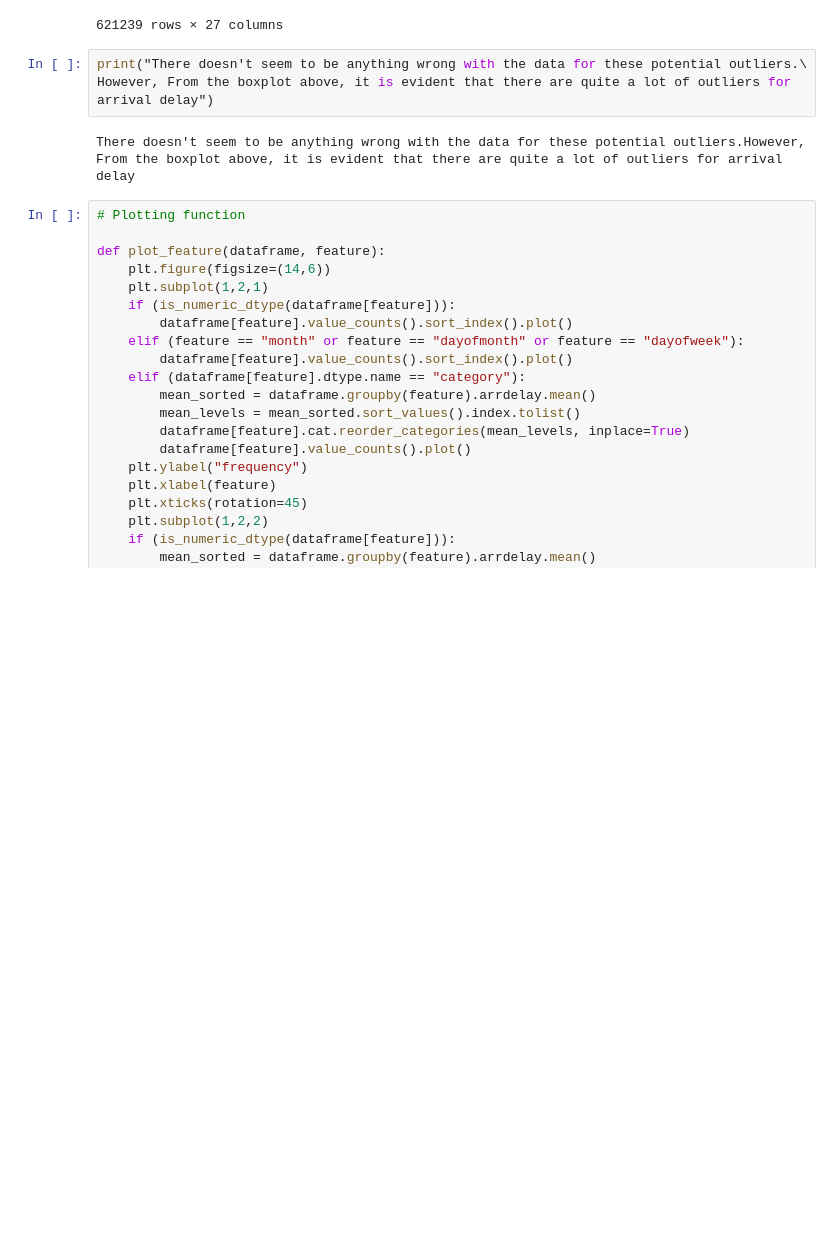
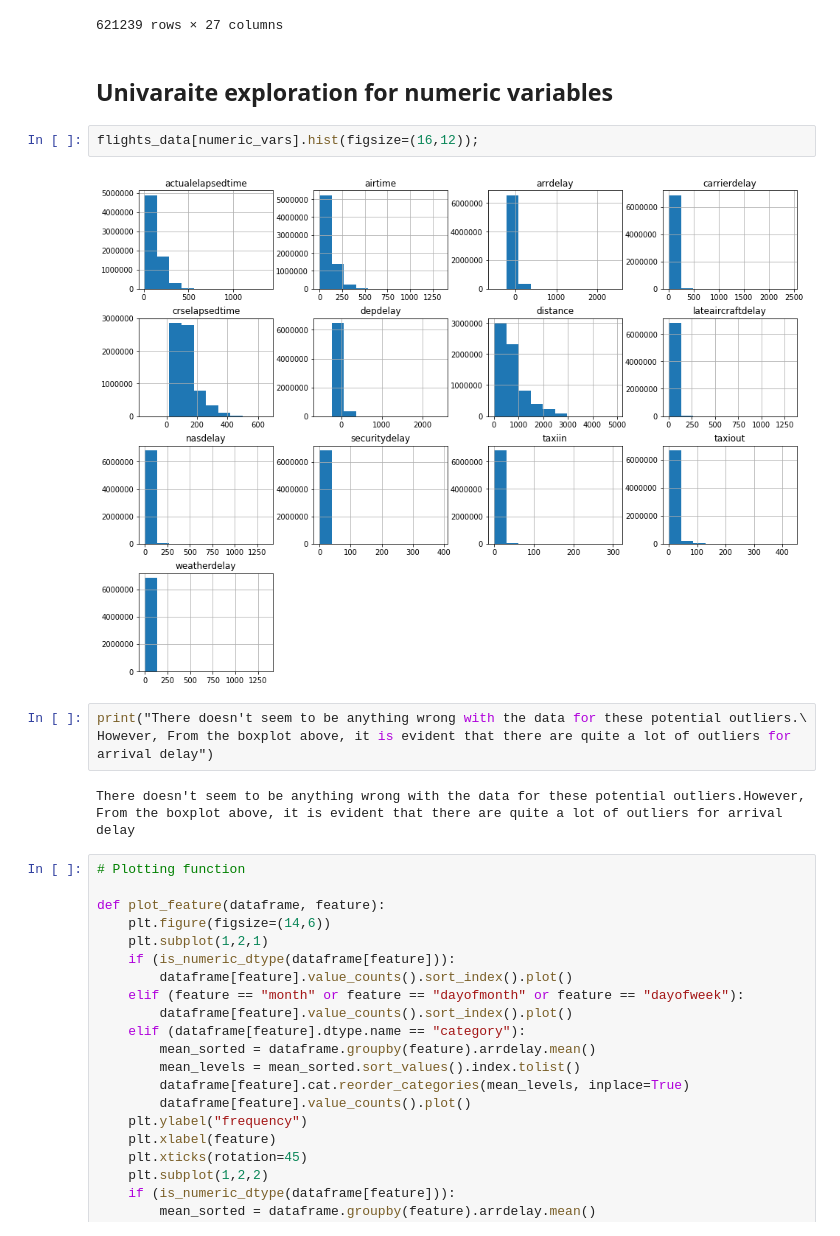
Before and after one commit to command7/exploratory_data_analysis, a Jupyter notebook: Analysis.ipynb, the cells around one changed output. Cells and saved outputs as stored; diff of their text form; blank space fills up the shorter version.

Commit message:
Feat: Univariate exploration for num variables

```diff
--- a/Analysis.ipynb
+++ b/Analysis.ipynb
@@ -319,6 +319,12 @@ flights_data[flights_data.arrdelay > upper_bound]
 | 7009717 | 2008 | 12 | 13 | 6 | 657.0 | 600 | 904.0 | 749 | DL | ... |
 | 7009718 | 2008 | 12 | 13 | 6 | 1007.0 | 847 | 1149.0 | 1010 | DL | ... |
 621239 rows × 27 columns
+# %% [markdown]
+## Univaraite exploration for numeric variables
+# %%
+flights_data[numeric_vars].hist(figsize=(16,12));
+# %% [output]
+[figure, added]
 # %%
 print("There doesn't seem to be anything wrong with the data for these potential outliers.\
 However, From the boxplot above, it is evident that there are quite a lot of outliers for arrival delay")
```
